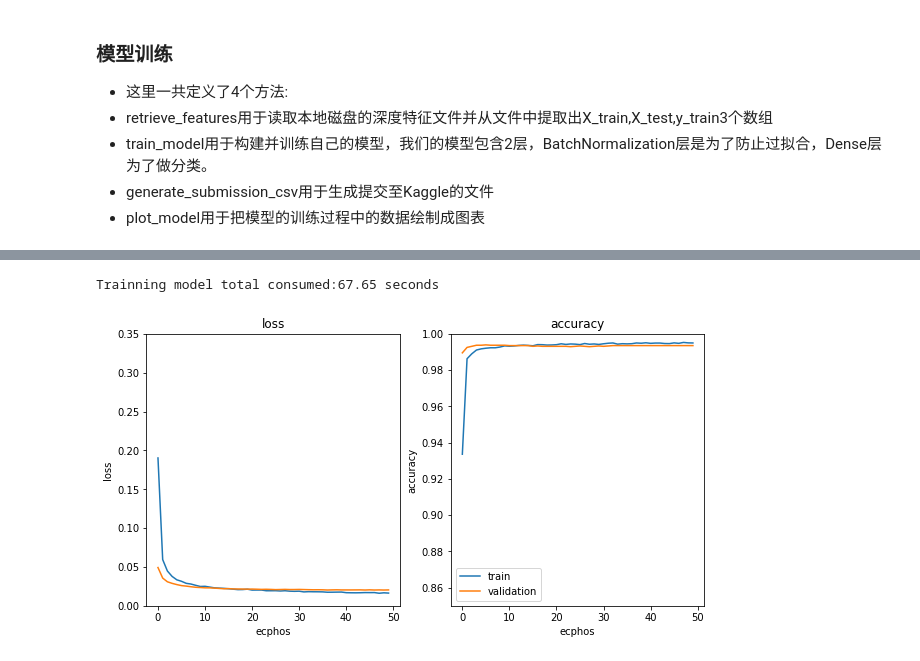
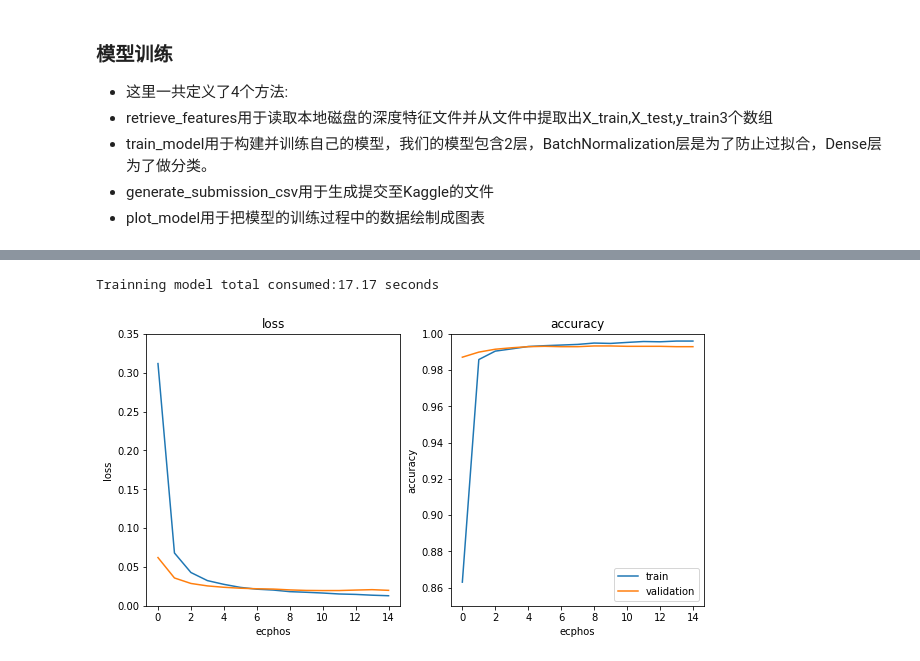
Before and after one commit to Qucy/UdacityMachineLearning, a Jupyter notebook: dog_vs_cat/dog_vs_cat.ipynb, the cells around one changed output, grey strips where cells are left out. Drawn from its saved outputs; the diff is of its cells as text; code cells hidden in the pictures.

```diff
--- a/dog_vs_cat/dog_vs_cat.ipynb
+++ b/dog_vs_cat/dog_vs_cat.ipynb
@@ -370,19 +372,19 @@ Found 12500 images belonging to 1 classes.
 # %%
 bottleneck_files = ["bottleneck_features/VGG16_bottleneck_features.h5",
                     "bottleneck_features/VGG19_bottleneck_features.h5",
                     "bottleneck_features/ResNet50_bottleneck_features.h5",
                     "bottleneck_features/InceptionV3_bottleneck_features.h5",
                     "bottleneck_features/Xception_bottleneck_features.h5"]
 
 X_train, X_test, y_train = retrieve_features(bottleneck_files)
 
-optimizer = Adam(lr=0.00007, beta_1=0.9, beta_2=0.999, epsilon=None, decay=0.01, amsgrad=False)
+optimizer = Adam(lr=0.00005, beta_1=0.9, beta_2=0.999, epsilon=None, decay=0.0, amsgrad=False)
 
-model = train_model(X_train, y_train, 50, optimizer)
+model = train_model(X_train, y_train, 15, optimizer)
 
 plot_model(model)
 
 generate_submission_csv(X_test, model, 'All_models')
 # %% [output]
-Trainning model total consumed:67.65 seconds
+Trainning model total consumed:17.17 seconds
-[figure, old version]
+[figure, new version]
```
Also changed, not shown: parts of 16 cells of this notebook, 2 other files.
